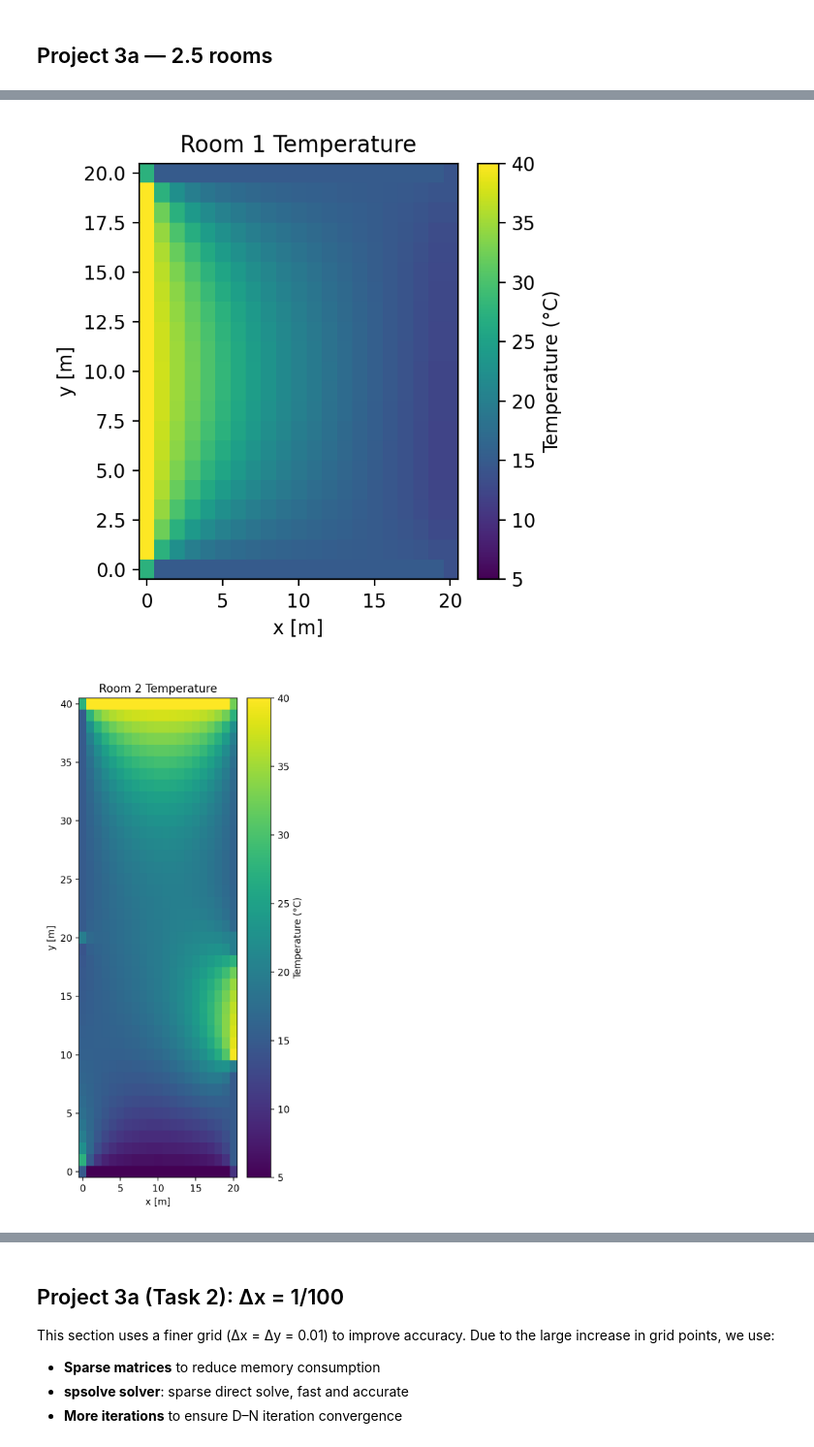
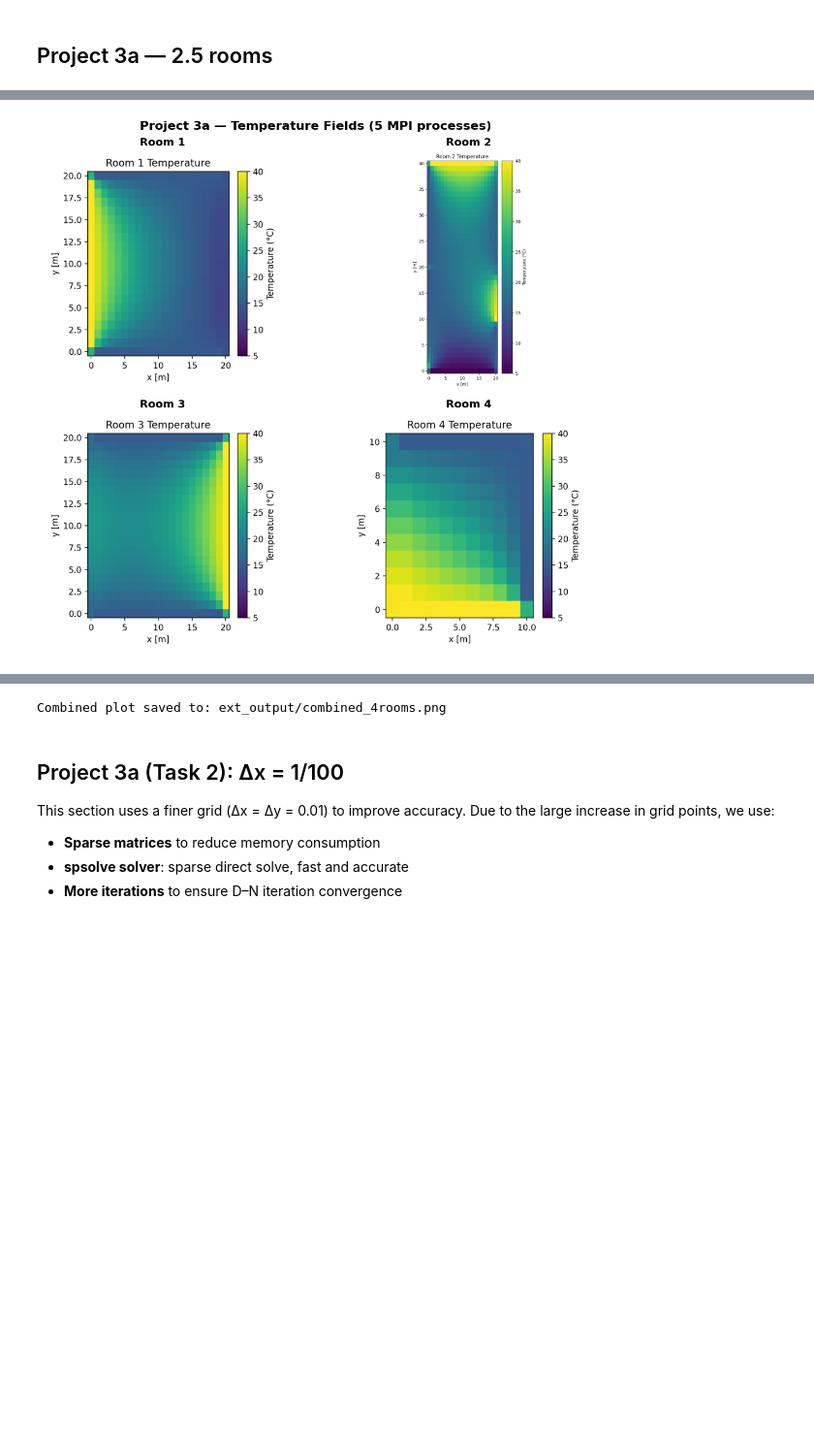
Before and after one commit to Jia0603/Project_3, a Jupyter notebook: project_3.ipynb, the cells around one changed output, grey strips where cells are left out. Shown at 97% size. Drawn from its saved outputs; the diff is of its cells as text; code cells hidden in the pictures; blank space fills up the shorter version.

```diff
--- a/project_3.ipynb
+++ b/project_3.ipynb
@@ -304,15 +340,39 @@ CompletedProcess(args=['C:\\Program Files\\Microsoft MPI\\Bin\\mpiexec.exe', '-n
 # %%
 import os
-from IPython.display import Image, display
+from matplotlib.image import imread
+import matplotlib.pyplot as plt
 
-outdir = "ext_output"
-files = [f"room{i}.png" for i in (1,2,3,4)]
-for f in files:
-    p = os.path.join(outdir, f)
-    if os.path.exists(p):
-        display(Image(filename=p))
+
+
+outdir = "output"
+ext_dir = "ext_output"
+
+# 4-room collage plot
+fig, axes = plt.subplots(2, 2, figsize=(12, 10))
+names = [
+    ("room1.png", "Room 1"),
+    ("room2.png", "Room 2"),
+    ("room3.png", "Room 3"),
+    ("room4.png", "Room 4")
+]
+
+for ax, (fname, title) in zip(axes.ravel(), names):
+    path = os.path.join(ext_dir, fname)
+    if os.path.exists(path):
+        img = imread(path)
+        ax.imshow(img)
+        ax.set_title(title, fontsize=14, fontweight='bold')
     else:
-        print("Missing:", p)
+        ax.text(0.5, 0.5, f"Missing:\n{fname}",
+                ha='center', va='center', fontsize=12, color='red')
+    ax.axis('off')
+
+fig.suptitle("Project 3a — Temperature Fields (5 MPI processes)",
+             fontsize=16, fontweight='bold', y=0.98)
+plt.tight_layout()
+plt.savefig(os.path.join(ext_dir, "combined_4rooms.png"), dpi=150, bbox_inches='tight')
+plt.show()
+
+print(f"Combined plot saved to: {os.path.join(ext_dir, 'combined_4rooms.png')}")
 # %% [output]
-[figure, old version]
+[figure, new version]
-[figure, removed]
@@ -321,3 +379,4 @@ for f in files:
+Combined plot saved to: ext_output/combined_4rooms.png
 # %% [markdown]
 ## Project 3a (Task 2): Δx = 1/100
 This section uses a finer grid (Δx = Δy = 0.01) to improve accuracy.
```
Also changed, not shown: parts of 6 cells of this notebook, 23 other files.
